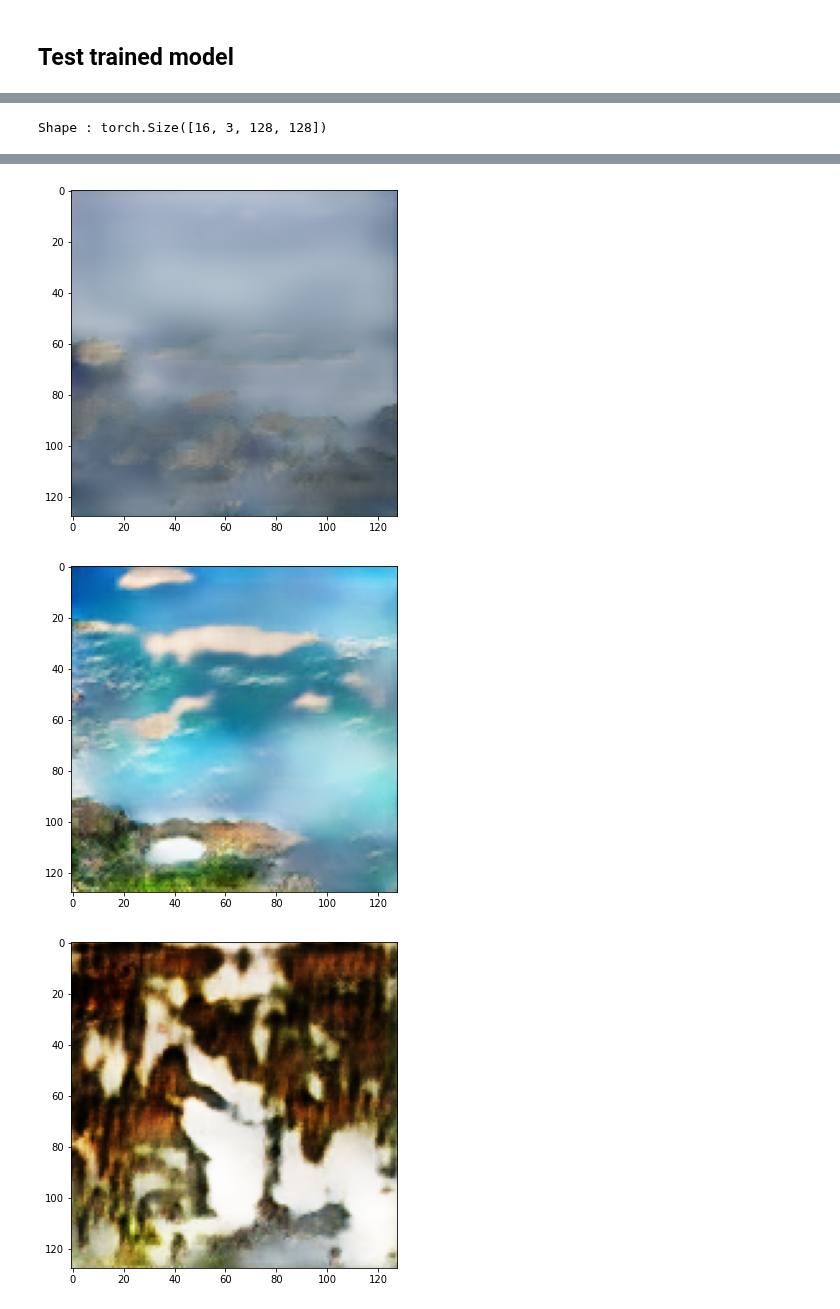
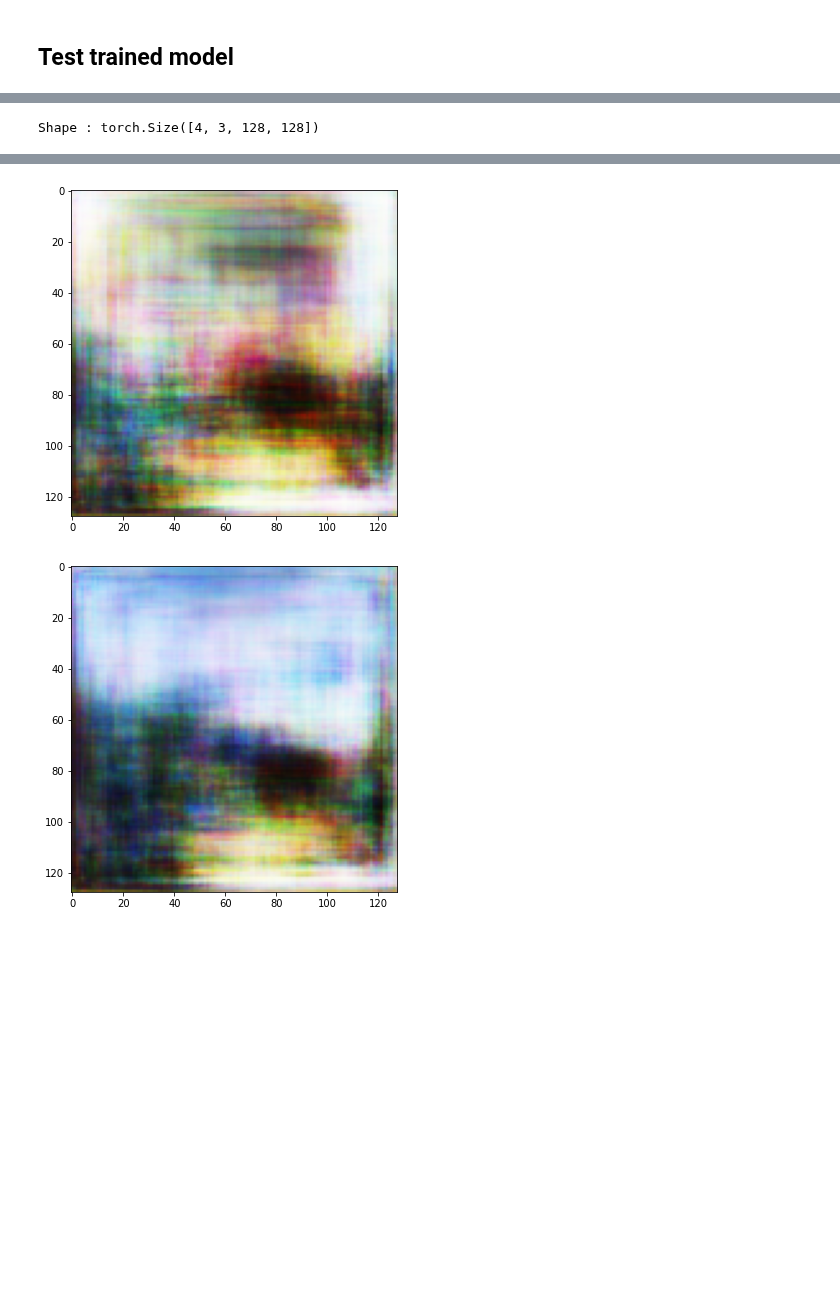
Before and after one commit to arthurviens/genmodel-DCGAN, a Jupyter notebook: notebooks/gan.ipynb, the cells around one changed output, grey strips where cells are left out. Saved outputs shown, nothing was run; the diff lists cells and outputs as text; code cells hidden in the pictures; blank space fills up the shorter version.

Commit message:
Refactoring with pytorch lightning

```diff
--- a/notebooks/gan.ipynb
+++ b/notebooks/gan.ipynb
@@ -87,15 +54,0 @@ FileNotFoundError: [Errno 2] No such file or directory: '../saved_models/res-gan
-# %%
-losses = pd.read_csv(f"saved_models/{fichier}_losses.csv")[::2]
-acc = pd.read_csv(f"saved_models/{fichier}_accs.csv")[::2]
-
-fig, (ax1, ax2) = plt.subplots(1, 2, figsize=(15,6))
-ax1.plot(losses.index, losses["discriminator"], label = "discriminator")
-ax1.plot(losses.index, losses["generator"], label = "generator")
-plt.title("Loss")
-ax1.legend()
-plt.grid()
-ax2.plot(acc.index, acc["discriminator"], label = "discriminator")
-ax2.plot(acc.index, acc["generator"], label = "generator")
-plt.title("Accuracy")
-ax2.legend()
-plt.grid()
@@ -104,12 +55,14 @@ plt.grid()
+# %%
+model = GAN.load_from_checkpoint('../lightning_logs/gan/version_0/checkpoints/epoch=1-step=1336.ckpt')
+gen = model.generator
+debug = True
 # %%
-x = torch.randn(batch_size, z_dim)
-i = np.random.randint(15)
-x = x.to(device)
-generated = model(x)
+z = torch.randn(4, model.latent_dim)
+generated = model(z)
 print(f"Shape : {generated.shape}")
-#axes[0].imshow(generated[i].cpu().detach().numpy().transpose((1, 2, 0)))
-for i in range(batch_size):
+
+for i in range(4):
     fig,axes = plt.subplots(1,1, figsize=(6,6))
     axes.imshow(generated[i].cpu().detach().numpy().transpose((1, 2, 0)))
 # %% [output]
-Shape : torch.Size([16, 3, 128, 128])
+Shape : torch.Size([4, 3, 128, 128])
@@ -118,3 +71,2 @@ Shape : torch.Size([16, 3, 128, 128])
-[figure, old version]
+[figure, new version]
-[figure, old version]
+[figure, new version]
-[figure, removed]
```
Also changed, not shown: parts of 10 cells of this notebook, 4 other files.
